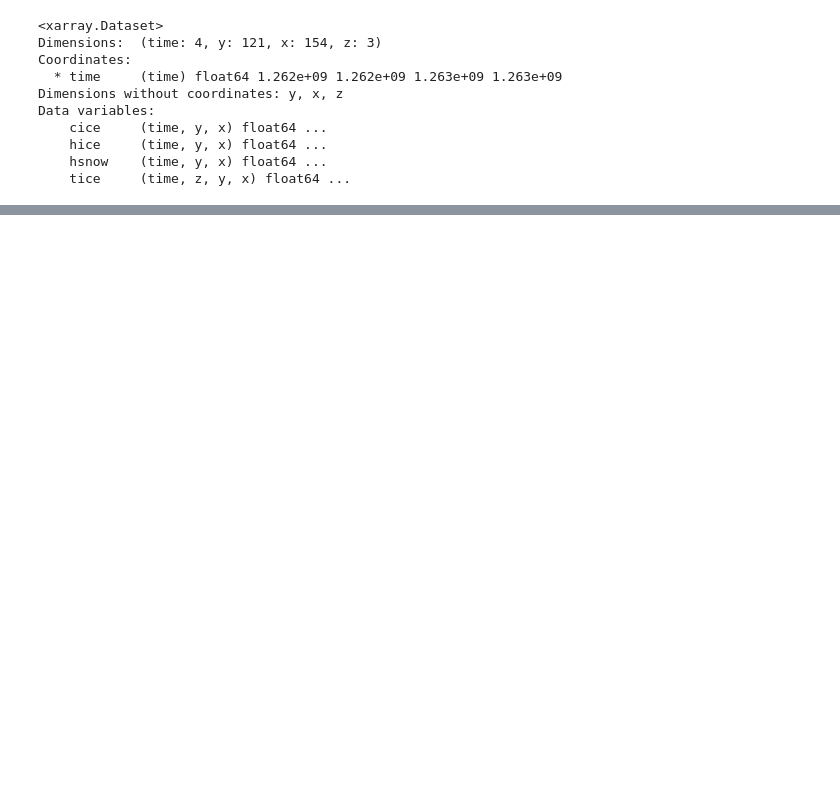
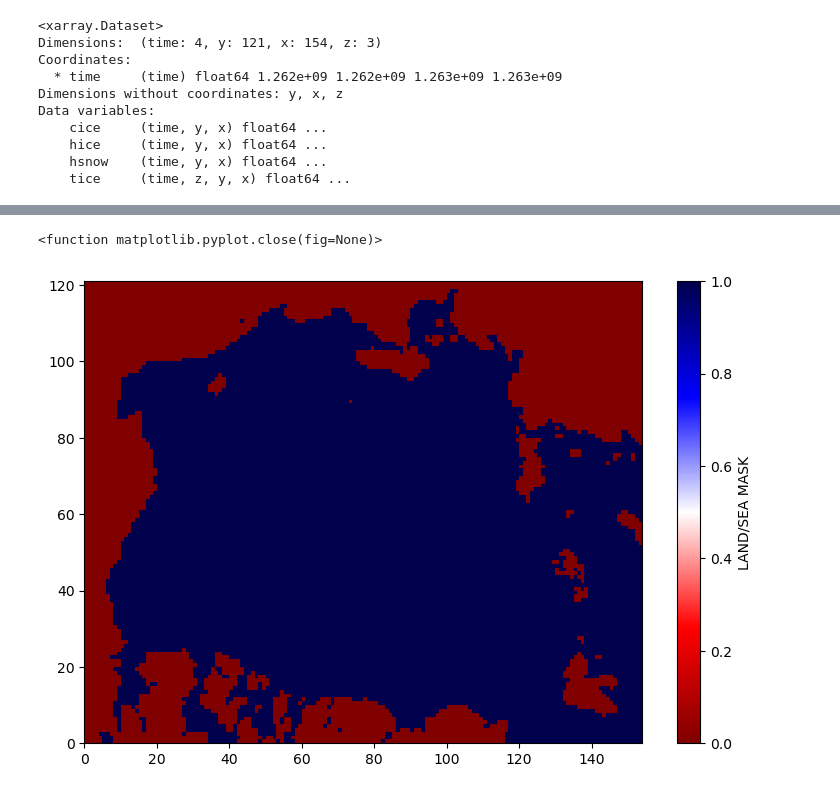
Before and after one commit to stephanieleroux/mySASIPcloudtest, a Jupyter notebook: 2023-06-21_SLX_runnextsimdg.ipynb, the cells around one changed output, grey strips where cells are left out. Drawn from its saved outputs; the diff is of its cells as text; code cells hidden in the pictures; blank space fills up the shorter version.

```diff
--- a/2023-06-21_SLX_runnextsimdg.ipynb
+++ b/2023-06-21_SLX_runnextsimdg.ipynb
@@ -137,3 +141,7 @@ Data variables:
     hice     (time, y, x) float64 ...
     hsnow    (time, y, x) float64 ...
     tice     (time, z, y, x) float64 ...
+# %%
+#Note that the "group" option is necessary to read the files (netcdf4 format).
+datinit= xr.open_dataset(dirwo+'/init_25km_NH.nc',group='data')
+datinit
@@ -139,0 +166,9 @@ Data variables:
+# %%
+fig,(ax) = plt.subplots(1, 1, figsize=[9, 6],facecolor='w')
+p = ax.pcolormesh(datinit.mask,cmap='seismic_r')
+plt.colorbar(p,label='LAND/SEA MASK')
+plt.show
+plt.close
+# %% [output]
+<function matplotlib.pyplot.close(fig=None)>
+[figure, added]
```
Also changed, not shown: parts of 6 cells of this notebook, 1 other file.
